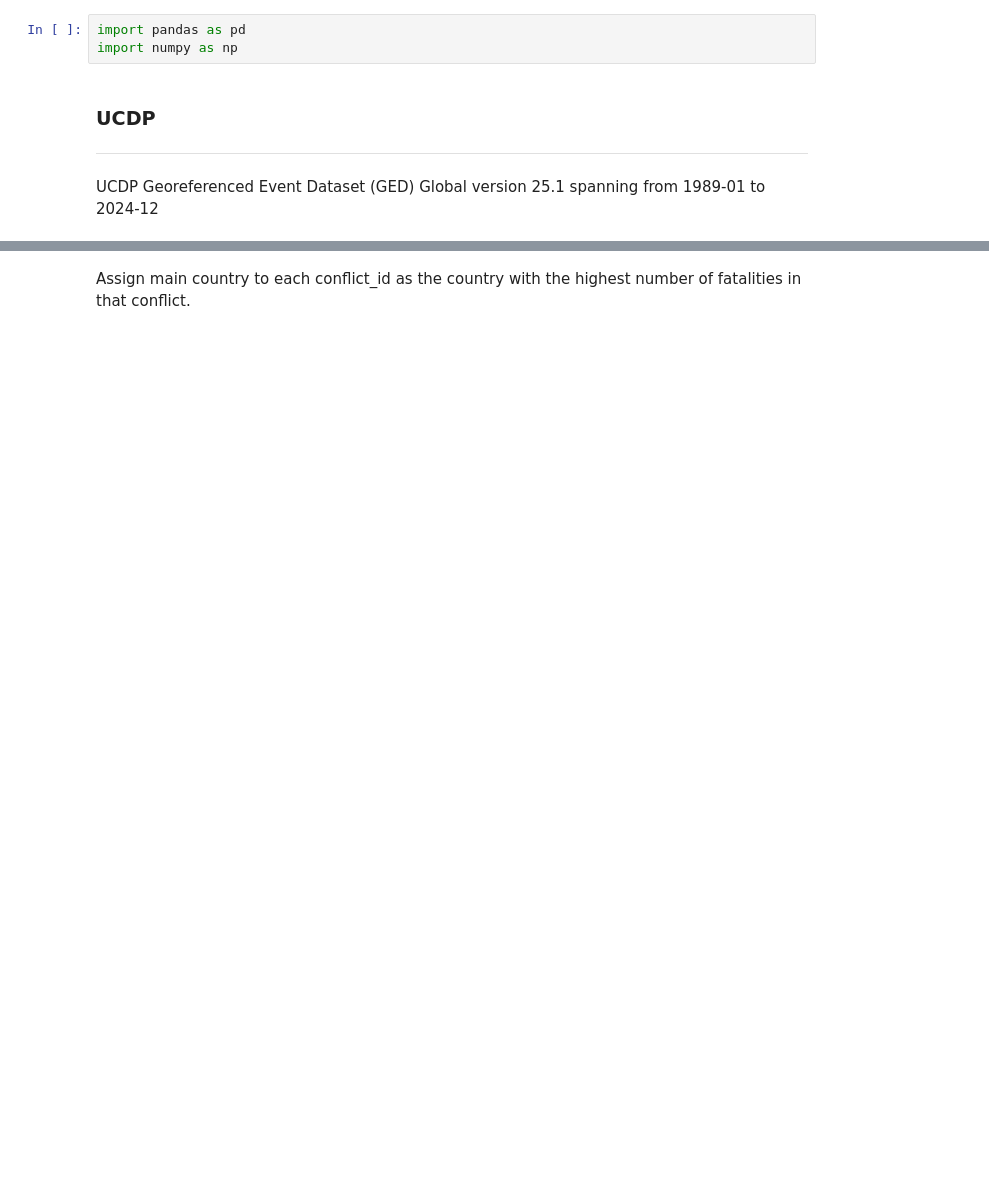
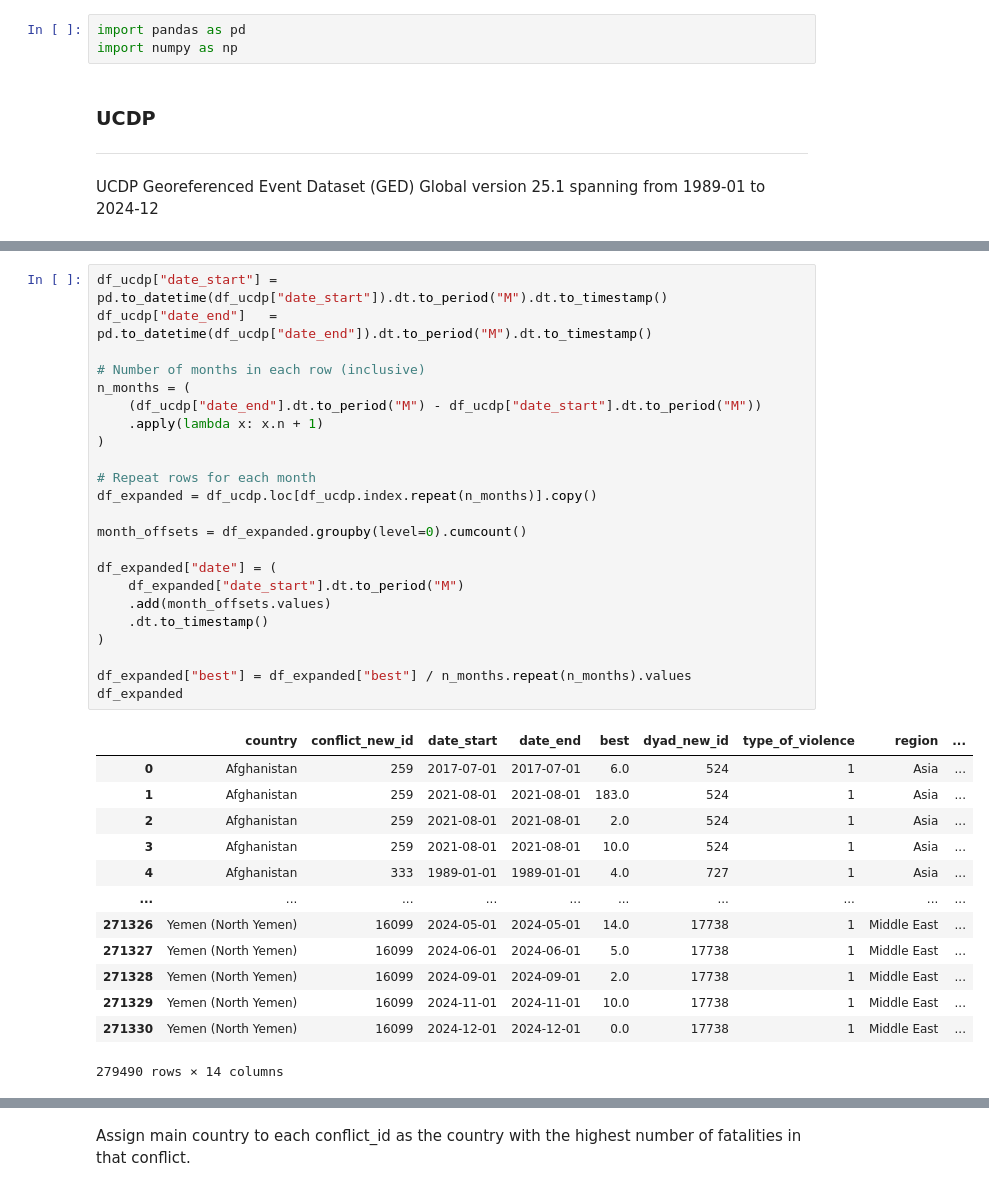
Before and after one commit to luciasauer/agreements_violence, a Jupyter notebook: src/1_data_generation/conflict_panel.ipynb, the cells around one changed output, grey strips where cells are left out. Drawn from its saved outputs; the diff is of its cells as text; blank space fills up the shorter version.

```diff
--- a/src/1_data_generation/conflict_panel.ipynb
+++ b/src/1_data_generation/conflict_panel.ipynb
@@ -80,3 +34,40 @@ df_expanded
+# %%
+df_ucdp["date_start"] = pd.to_datetime(df_ucdp["date_start"]).dt.to_period("M").dt.to_timestamp()
+df_ucdp["date_end"]   = pd.to_datetime(df_ucdp["date_end"]).dt.to_period("M").dt.to_timestamp()
+
+# Number of months in each row (inclusive)
+n_months = (
+    (df_ucdp["date_end"].dt.to_period("M") - df_ucdp["date_start"].dt.to_period("M"))
+    .apply(lambda x: x.n + 1)
+)
+
+# Repeat rows for each month
+df_expanded = df_ucdp.loc[df_ucdp.index.repeat(n_months)].copy()
+
+month_offsets = df_expanded.groupby(level=0).cumcount()
+
+df_expanded["date"] = (
+    df_expanded["date_start"].dt.to_period("M")
+    .add(month_offsets.values)
+    .dt.to_timestamp()
+)
+
+df_expanded["best"] = df_expanded["best"] / n_months.repeat(n_months).values
+df_expanded
+# %% [output]
+|  | country | conflict_new_id | date_start | date_end | best | dyad_new_id | type_of_violence | region | ... |
+| 0 | Afghanistan | 259 | 2017-07-01 | 2017-07-01 | 6.0 | 524 | 1 | Asia | ... |
+| 1 | Afghanistan | 259 | 2021-08-01 | 2021-08-01 | 183.0 | 524 | 1 | Asia | ... |
+| 2 | Afghanistan | 259 | 2021-08-01 | 2021-08-01 | 2.0 | 524 | 1 | Asia | ... |
+| 3 | Afghanistan | 259 | 2021-08-01 | 2021-08-01 | 10.0 | 524 | 1 | Asia | ... |
+| 4 | Afghanistan | 333 | 1989-01-01 | 1989-01-01 | 4.0 | 727 | 1 | Asia | ... |
+| ... | ... | ... | ... | ... | ... | ... | ... | ... | ... |
+| 271326 | Yemen (North Yemen) | 16099 | 2024-05-01 | 2024-05-01 | 14.0 | 17738 | 1 | Middle East | ... |
+| 271327 | Yemen (North Yemen) | 16099 | 2024-06-01 | 2024-06-01 | 5.0 | 17738 | 1 | Middle East | ... |
+| 271328 | Yemen (North Yemen) | 16099 | 2024-09-01 | 2024-09-01 | 2.0 | 17738 | 1 | Middle East | ... |
+| 271329 | Yemen (North Yemen) | 16099 | 2024-11-01 | 2024-11-01 | 10.0 | 17738 | 1 | Middle East | ... |
+| 271330 | Yemen (North Yemen) | 16099 | 2024-12-01 | 2024-12-01 | 0.0 | 17738 | 1 | Middle East | ... |
+279490 rows × 14 columns
 # %%
 #2. Aggregate to conflict-month level and sum the 'best' values without distinguishing countries
 #-----------------------------------------------------------------------------------------------
```
Also changed, not shown: parts of 18 cells of this notebook.
